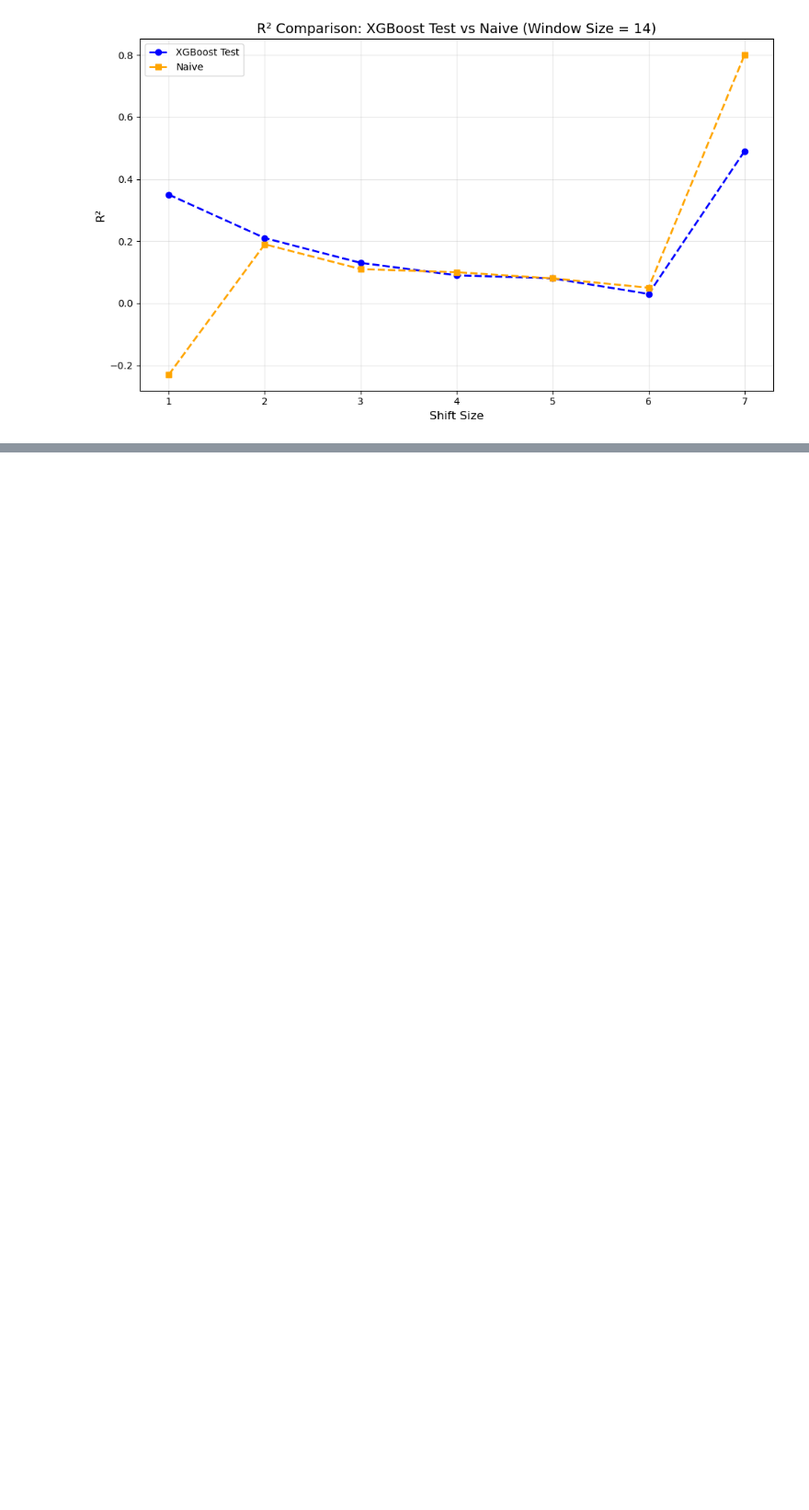
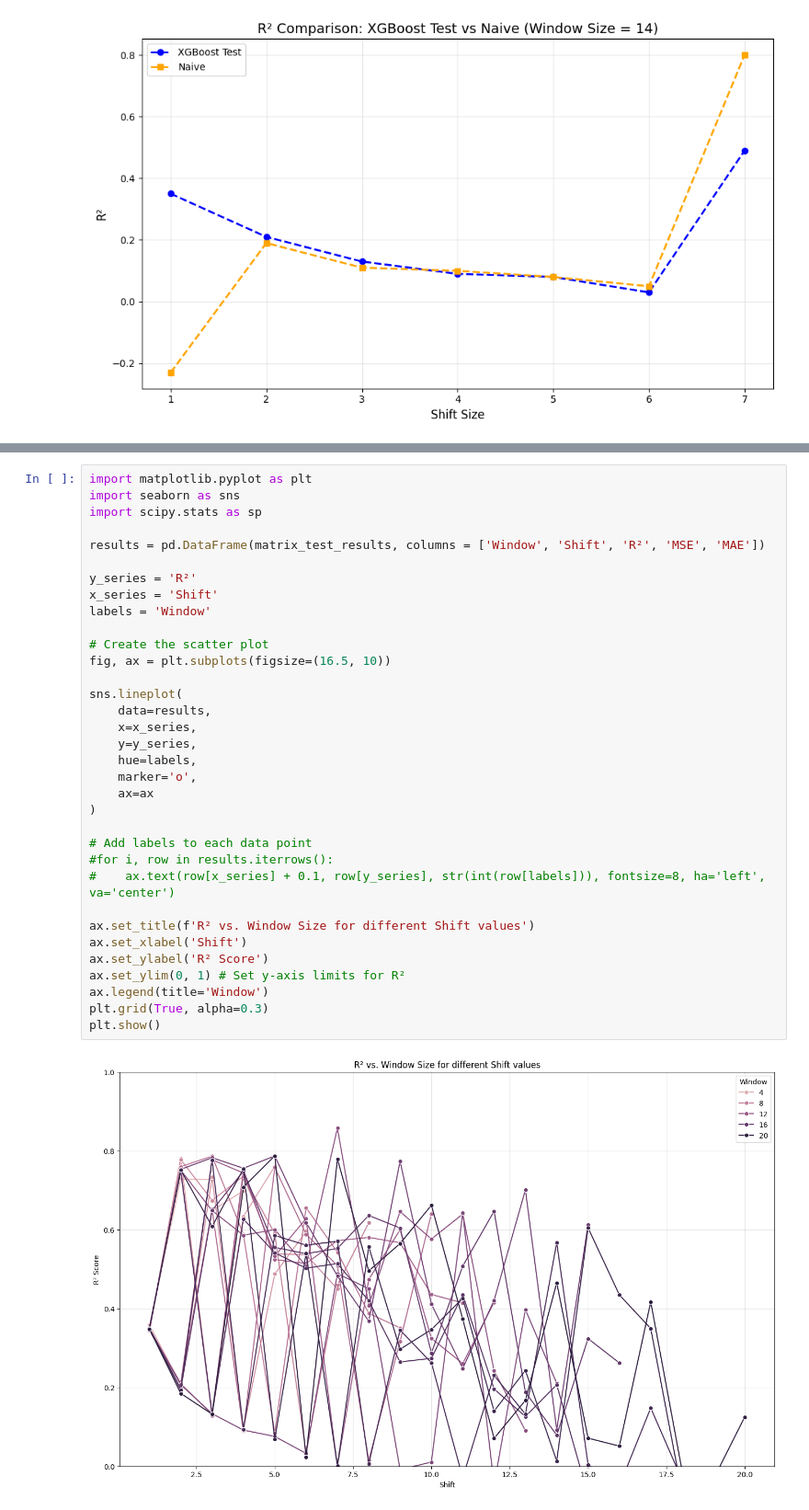
Before and after one commit to kevzhu14/FluxForecast--Water-Treatment-Plant-Turbidity-Predictor---Anomaly-Detection, a Jupyter notebook: Data_processing.ipynb, the cells around one changed output, grey strips where cells are left out. Shown at 92% size. Drawn from its saved outputs; the diff is of its cells as text; blank space fills up the shorter version.

Commit message:
Added R2 vs Shift vs Window plots

```diff
--- a/Data_processing.ipynb
+++ b/Data_processing.ipynb
@@ -557,0 +614,36 @@ Data used for plotting:
+# %%
+import matplotlib.pyplot as plt
+import seaborn as sns
+import scipy.stats as sp
+
+results = pd.DataFrame(matrix_test_results, columns = ['Window', 'Shift', 'R²', 'MSE', 'MAE'])
+
+y_series = 'R²'
+x_series = 'Shift'
+labels = 'Window'
+
+# Create the scatter plot
+fig, ax = plt.subplots(figsize=(16.5, 10))
+
+sns.lineplot(
+    data=results,
+    x=x_series,
+    y=y_series,
+    hue=labels,
+    marker='o',
+    ax=ax
+)
+
+# Add labels to each data point
+#for i, row in results.iterrows():
+#    ax.text(row[x_series] + 0.1, row[y_series], str(int(row[labels])), fontsize=8, ha='left', va='center')
+
+ax.set_title(f'R² vs. Window Size for different Shift values')
+ax.set_xlabel('Shift')
+ax.set_ylabel('R² Score')
+ax.set_ylim(0, 1) # Set y-axis limits for R²
+ax.legend(title='Window')
+plt.grid(True, alpha=0.3)
+plt.show()
+# %% [output]
+[figure, added]
```
Also changed, not shown: parts of 7 cells of this notebook.
